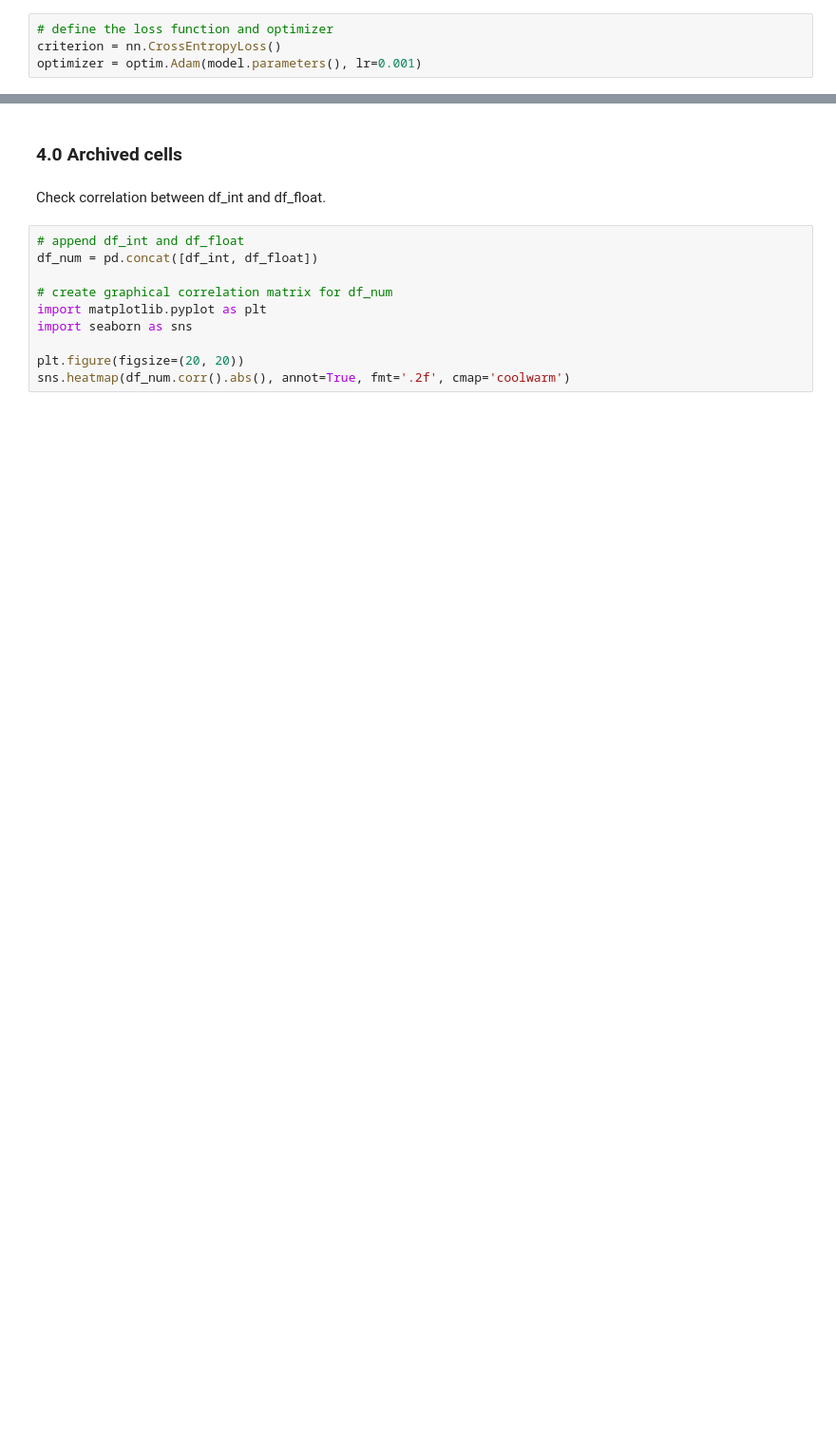
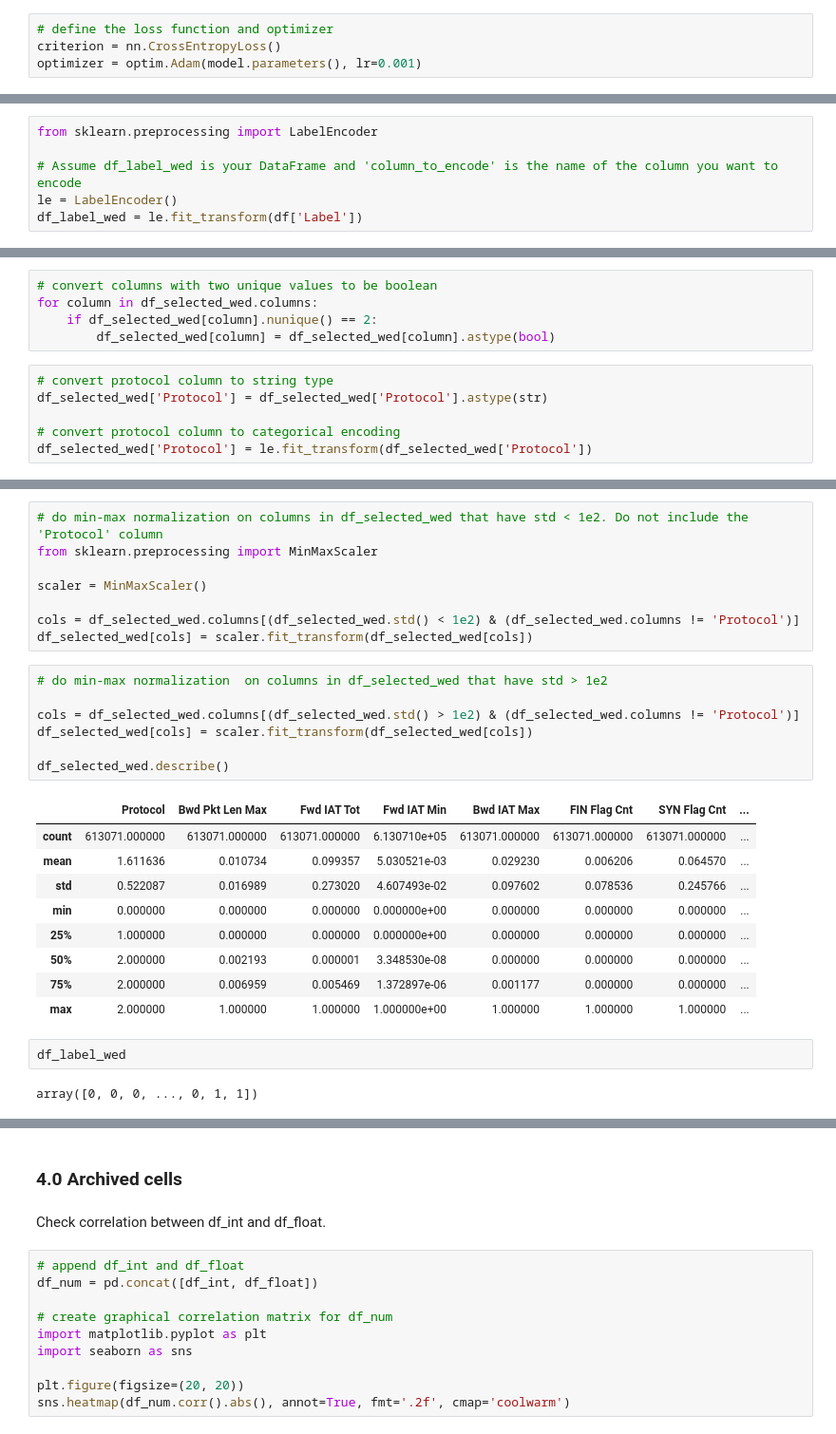
Before and after one commit to timmanik/cyberdefense-dataset-analysis, a Jupyter notebook: cyber-defense-notebook.ipynb, the cells around one changed output, grey strips where cells are left out. Shown: that part at 95% size. Saved outputs shown, nothing was run; the diff lists cells and outputs as text; blank space fills up the shorter version.

```diff
--- a/cyber-defense-notebook.ipynb
+++ b/cyber-defense-notebook.ipynb
@@ -698,0 +875,6 @@ Accuracy: 0.9895
+# %%
+from sklearn.preprocessing import LabelEncoder
+
+# Assume df_label_wed is your DataFrame and 'column_to_encode' is the name of the column you want to encode
+le = LabelEncoder()
+df_label_wed = le.fit_transform(df['Label'])
@@ -698,0 +923,11 @@ Accuracy: 0.9895
+# %%
+# convert columns with two unique values to be boolean
+for column in df_selected_wed.columns:
+    if df_selected_wed[column].nunique() == 2:
+        df_selected_wed[column] = df_selected_wed[column].astype(bool)
+# %%
+# convert protocol column to string type
+df_selected_wed['Protocol'] = df_selected_wed['Protocol'].astype(str)
+
+# convert protocol column to categorical encoding
+df_selected_wed['Protocol'] = le.fit_transform(df_selected_wed['Protocol'])
@@ -698,0 +946,29 @@ Accuracy: 0.9895
+# %%
+# do min-max normalization on columns in df_selected_wed that have std < 1e2. Do not include the 'Protocol' column
+from sklearn.preprocessing import MinMaxScaler
+
+scaler = MinMaxScaler()
+
+cols = df_selected_wed.columns[(df_selected_wed.std() < 1e2) & (df_selected_wed.columns != 'Protocol')]
+df_selected_wed[cols] = scaler.fit_transform(df_selected_wed[cols])
+# %%
+# do min-max normalization  on columns in df_selected_wed that have std > 1e2
+
+cols = df_selected_wed.columns[(df_selected_wed.std() > 1e2) & (df_selected_wed.columns != 'Protocol')]
+df_selected_wed[cols] = scaler.fit_transform(df_selected_wed[cols])
+
+df_selected_wed.describe()
+# %% [output]
+|  | Protocol | Bwd Pkt Len Max | Fwd IAT Tot | Fwd IAT Min | Bwd IAT Max | FIN Flag Cnt | SYN Flag Cnt | ... |
+| count | 613071.000000 | 613071.000000 | 613071.000000 | 6.130710e+05 | 613071.000000 | 613071.000000 | 613071.000000 | ... |
+| mean | 1.611636 | 0.010734 | 0.099357 | 5.030521e-03 | 0.029230 | 0.006206 | 0.064570 | ... |
+| std | 0.522087 | 0.016989 | 0.273020 | 4.607493e-02 | 0.097602 | 0.078536 | 0.245766 | ... |
+| min | 0.000000 | 0.000000 | 0.000000 | 0.000000e+00 | 0.000000 | 0.000000 | 0.000000 | ... |
+| 25% | 1.000000 | 0.000000 | 0.000000 | 0.000000e+00 | 0.000000 | 0.000000 | 0.000000 | ... |
+| 50% | 2.000000 | 0.002193 | 0.000001 | 3.348530e-08 | 0.000000 | 0.000000 | 0.000000 | ... |
+| 75% | 2.000000 | 0.006959 | 0.005469 | 1.372897e-06 | 0.001177 | 0.000000 | 0.000000 | ... |
+| max | 2.000000 | 1.000000 | 1.000000 | 1.000000e+00 | 1.000000 | 1.000000 | 1.000000 | ... |
+# %%
+df_label_wed
+# %% [output]
+array([0, 0, 0, ..., 0, 1, 1])
```
Also changed, not shown: parts of 80 cells of this notebook, 4 other files.
